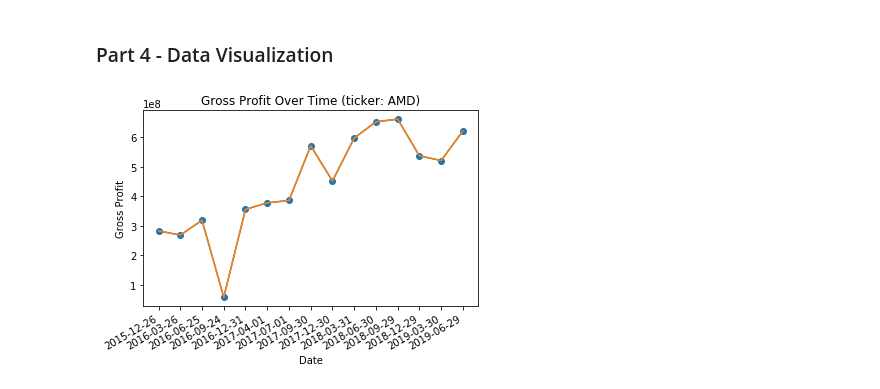
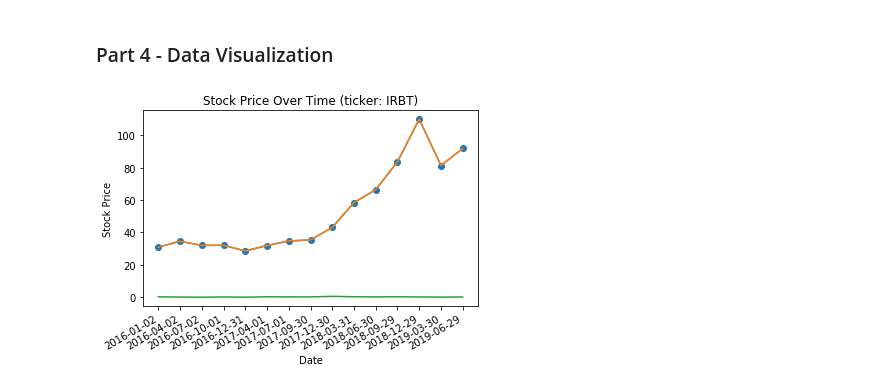
Before and after one commit to FilipKotar/Dynamic-Investment-Blueprint, a Jupyter notebook: Dynamic Investment Blueprint.ipynb, the cells around one changed output. Cells and saved outputs as stored; diff of their text form; code cells hidden in the pictures.

```diff
--- a/Dynamic Investment Blueprint.ipynb
+++ b/Dynamic Investment Blueprint.ipynb
@@ -230,7 +232,7 @@ test = json_to_empty_dataframe(stock_data)
 #### (1) Create a dataframe from 'Income Statement' data as the basis of our dataframe
 # %%
 # Identify our data identifiers
-ticker = "AMD"
+ticker = "IRBT"
 
 # Add ticker symbol into data URL - this creates an accessible source for the API extraction process
 url_income_statement = ("https://financialmodelingprep.com/api/v3/financials/income-statement/?period=quarter") # Insert ticker at 69 ;)
@@ -314,30 +325,60 @@ The Data Requested for: AMD
 ### Part 2 - Indicator Calculations
 # %% [markdown]
 ### Part 3 - Margin of Safety Calculation
+# %%
+ex = (main_dataframe['Timestamp'])[0:15]
+z = (main_dataframe['Stock Price'])[0:15]
+
+# Convert all y values to float
+y = []
+for i in z:
+    y.append(float(i))
+
+x = []
+for i in ex:
+    x.append(str(i))
+
+x.reverse()
+
+# Import Machine Learning packages
+from sklearn.model_selection import train_test_split
+from sklearn.linear_model import *
+X_train, X_test, y_train, y_test = train_test_split(x, y, test_size = 0.3, random_state = 0)
+
+model = LinearRegression()
+model.fit(X_train, )
 # %% [markdown]
 ### Part 4 - Data Visualization
 # %%
 # PLOTTING...
+
 x = (main_dataframe['Timestamp'])[:15]
-y = (main_dataframe['Gross Profit'])[:15]
+y = (main_dataframe['Stock Price'])[:15]
+y2 = (main_dataframe['Revenue Growth'])[:15]
 
 # Convert all y values to float
 new_y = []
 for i in y:
     new_y.append(float(i))
+
+# Convert all y values to float
+new_y2 = []
+for i in y2:
+    new_y2.append(float(i))
 
 # Graph date vs EPS plot
 plt.plot_date(x, new_y, linestyle='solid')
 plt.gca().invert_xaxis()
 plt.gcf().autofmt_xdate()
 
 #date_format = mpl_dates.DateFormatter('%Y')
 #plt.gca().xaxis.set_major_formatter(date_format)
 
 plt.plot(x, new_y)
-plt.title('Gross Profit Over Time (ticker: ' + ticker + ')')
-plt.ylabel('Gross Profit')
+plt.plot(x, new_y2)
+plt.title('Stock Price Over Time (ticker: ' + ticker + ')')
+plt.ylabel('Stock Price')
 plt.xlabel('Date')
 plt.show()
 # %% [output]
-[figure, old version]
+[figure, new version]
```
Also changed, not shown: parts of 5 cells of this notebook.
